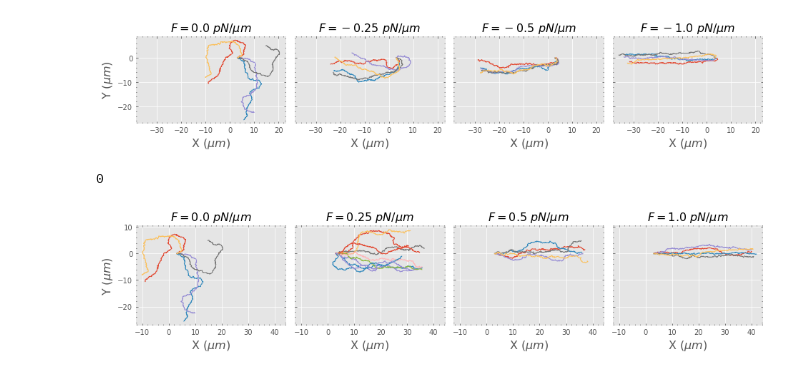
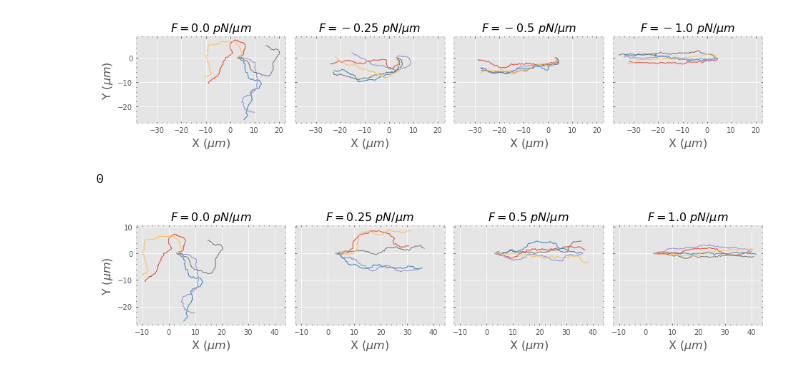
Before and after one commit to SamMachariaPhD/actomyosin2022, a Jupyter notebook: Analysis/Pull_Push/13-04-2022_ForceFieldTraj.ipynb, the cells around one changed output. Cells and saved outputs as stored; diff of their text form; code cells hidden in the pictures.

```diff
--- a/Analysis/Pull_Push/13-04-2022_ForceFieldTraj.ipynb
+++ b/Analysis/Pull_Push/13-04-2022_ForceFieldTraj.ipynb
@@ -129,8 +129,10 @@ fig.subplots_adjust(wspace=0.05)
 simulTym = 5; lenAng = len(ang0_0[0])
 tym = np.linspace(0,simulTym,lenAng)
 
+jmp = 2
+
 for i in range(len(ang0_0)):
-    ax[0].plot(tym[0::10],ang0_0[i][0::10],lw=1)
+    ax[0].plot(tym[0::jmp],ang0_0[i][0::jmp],lw=1)
     #ax[0].set_aspect('equal')
     ax[0].minorticks_on()
     ax[0].tick_params(which='both', direction='in', top=True, right=True)
@@ -141,7 +143,7 @@ for i in range(len(ang0_0)):
     #ax[0].set_yticks(np.arange(-5,16,5))
 
 for i in range(len(ang0_25)):
-    ax[1].plot(tym[0::10],ang0_25[i][0::10],lw=1)
+    ax[1].plot(tym[0::jmp],ang0_25[i][0::jmp],lw=1)
     #ax[1].set_aspect('equal')
     ax[1].minorticks_on()
     ax[1].tick_params(which='both', direction='in', top=True, right=True)
@@ -149,7 +151,7 @@ for i in range(len(ang0_25)):
     ax[1].set_title('$F = 0.25\ pN/\mu m$', fontsize=16)
 
 for i in range(len(ang0_5)):
-    ax[2].plot(tym[0::10],ang0_5[i][0::10],lw=1)
+    ax[2].plot(tym[0::jmp],ang0_5[i][0::jmp],lw=1)
     #ax[2].set_aspect('equal')
     ax[2].minorticks_on()
     ax[2].tick_params(which='both', direction='in', top=True, right=True)
@@ -157,7 +159,7 @@ for i in range(len(ang0_5)):
     ax[2].set_title('$F = 0.5\ pN/\mu m$', fontsize=16)
 
 for i in range(len(ang1_0)):
-    ax[3].plot(tym[0::10],ang1_0[i][0::10],lw=1)
+    ax[3].plot(tym[0::jmp],ang1_0[i][0::jmp],lw=1)
     #ax[3].set_aspect('equal')
     ax[3].minorticks_on()
     ax[3].tick_params(which='both',direction='in', top=True, right=True)
@@ -287,3 +289,16 @@ ax[3].set_title('$F = 1.0\ pN/\mu m$', fontsize=16)
 plt.show()
 # %% [output]
 [figure]
+# %%
+dat0 = np.concatenate((ang0_0)); dat0_25 = np.concatenate((ang0_25)); dat0_5 = np.concatenate((ang0_5));
+dat1_0 = np.concatenate((ang1_0));
+
+dat = np.array([dat0, dat0_25, dat0_5, dat1_0])
+f = np.array([0.0,0.25,0.5,1.0])
+
+dat0m = []; dat0s = []
+for i in range(len(dat)):
+    _ = np.mean(dat[i])
+    dat0m.append(_)
+    _ = np.std(dat[i])
+    dat0s.append(_)
@@ -459,38 +500,38 @@ for i in range(len(f0_0)):
     #ax[0].set_xticks(np.arange(-0,26,5))
     #ax[0].set_yticks(np.arange(-5,16,5))
 
-for i in range(len(f0_25)):
+for i in range(len(f0_25)-5):
     ax[1].plot(f0_25[i]['x'],f0_25[i]['y'],lw=1)
     ax[1].set_aspect('equal')
     ax[1].minorticks_on()
     ax[1].tick_params(which='both', direction='in', top=True, right=True)
     ax[1].set_xlabel('X ($\mu m$)', fontsize=16)
     ax[1].set_title('$F = 0.25\ pN/\mu m$', fontsize=16)
 
 for i in range(len(f0_5)):
     ax[2].plot(f0_5[i]['x'],f0_5[i]['y'],lw=1)
     ax[2].set_aspect('equal')
     ax[2].minorticks_on()
     ax[2].tick_params(which='both', direction='in', top=True, right=True)
     ax[2].set_xlabel('X ($\mu m$)', fontsize=16)
     ax[2].set_title('$F = 0.5\ pN/\mu m$', fontsize=16)
 
 for i in range(len(f1_0)):
     ax[3].plot(f1_0[i]['x'],f1_0[i]['y'],lw=1)
     ax[3].set_aspect('equal')
     ax[3].minorticks_on()
     ax[3].tick_params(which='both',direction='in', top=True, right=True)
     ax[3].set_xlabel('X ($\mu m$)', fontsize=16)
     #ax[3].set_ylabel('Y ($\mu m$)', fontsize=16)
     ax[3].set_title('$F = 1.0\ pN/\mu m$', fontsize=16)
 
 
 #plt.tight_layout()
 
 #plt.savefig('fig/pulling_fieldFplus.pdf', format='pdf', bbox_inches='tight')
 #plt.savefig('fig/pulling_fieldFplus.png', format='png', bbox_inches='tight', dpi=200)
 #plt.savefig('fig/pulling_fieldFplus.svg', format='svg', bbox_inches='tight')
 
 plt.show()
 # %% [output]
-[figure, old version]
+[figure, new version]
```
Also changed, not shown: parts of 4 cells of this notebook.
